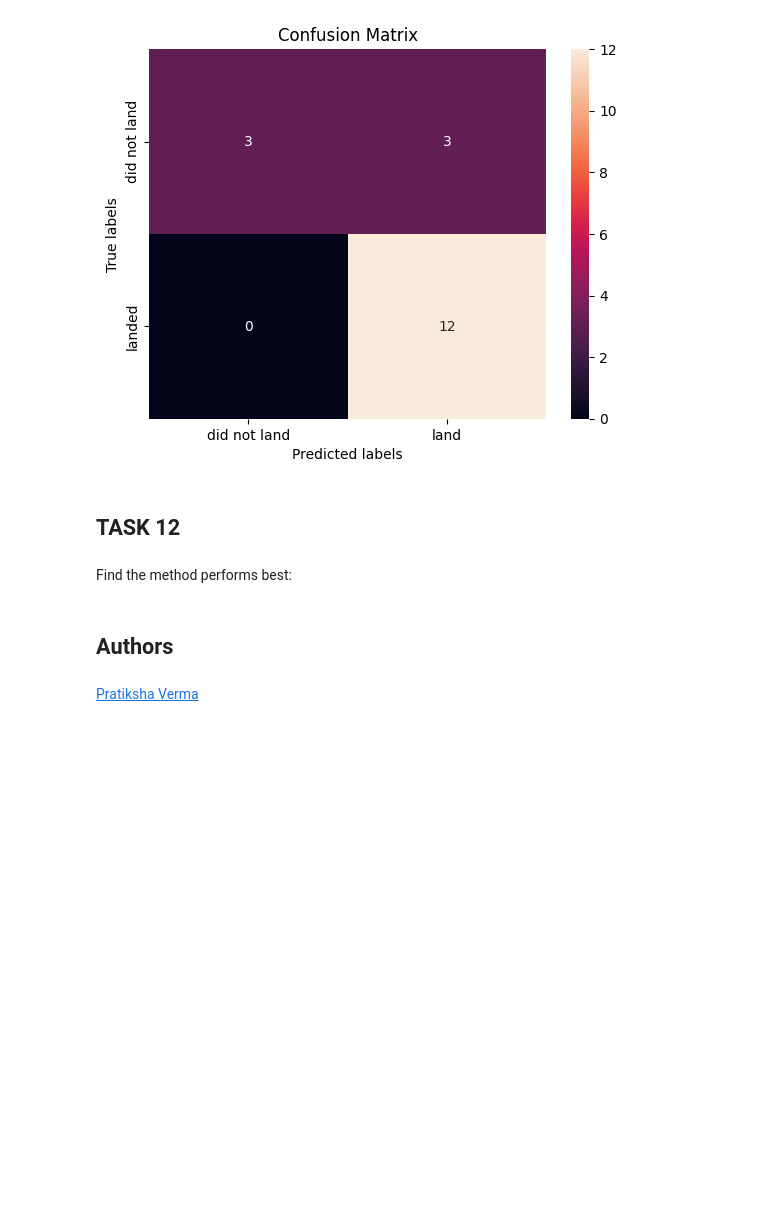
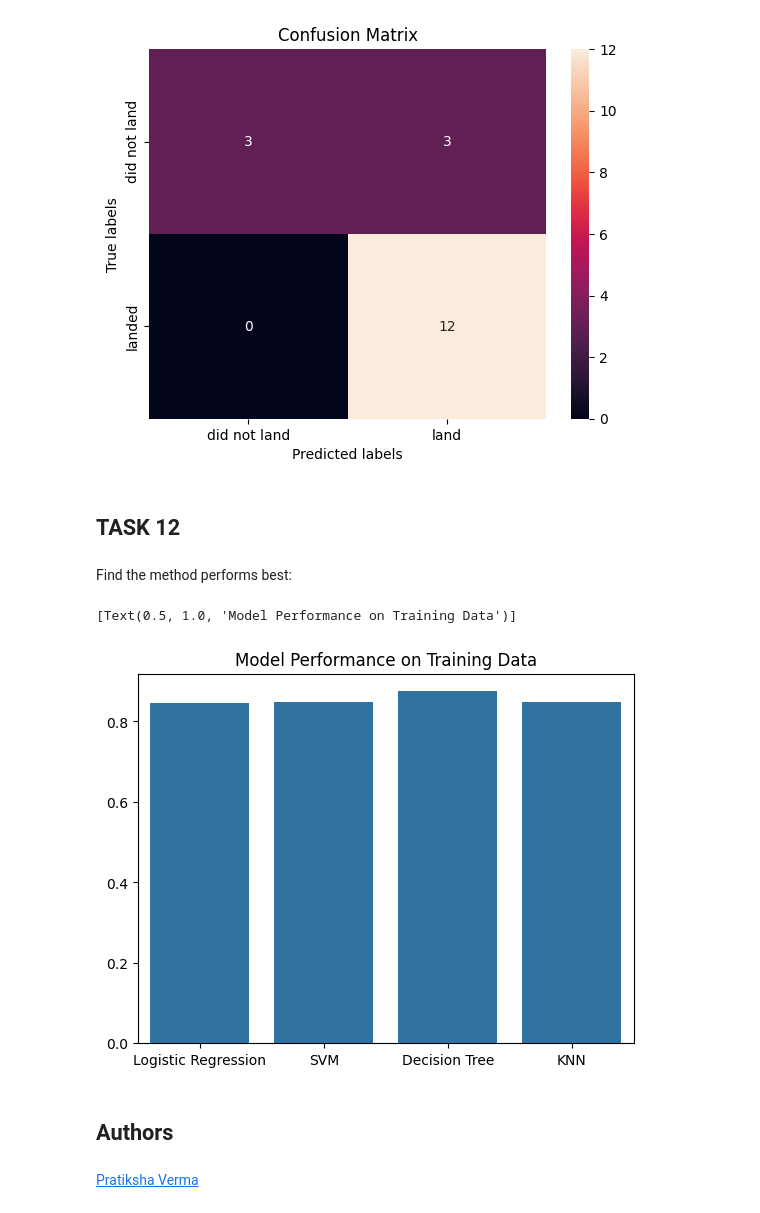
Before and after one commit to Chris-Allen-79/IBM-Data-Science-Capstone, a Jupyter notebook: SpaceX_Machine Learning Prediction_Part_5.ipynb, the cells around one changed output. Saved outputs shown, nothing was run; the diff lists cells and outputs as text; code cells hidden in the pictures; blank space fills up the shorter version.

```diff
--- a/SpaceX_Machine Learning Prediction_Part_5.ipynb
+++ b/SpaceX_Machine Learning Prediction_Part_5.ipynb
@@ -368,6 +354,12 @@ plot_confusion_matrix(Y_test,yhat)
 ## TASK  12
 # %% [markdown]
 Find the method performs best:
+# %%
+sns.barplot(x=['Logistic Regression', 'SVM', 'Decision Tree', 'KNN'],
+            y=[logreg_cv.best_score_, svm_cv.best_score_, tree_cv.best_score_, knn_cv.best_score_]).set(title='Model Performance on Training Data')
+# %% [output]
+[Text(0.5, 1.0, 'Model Performance on Training Data')]
+[figure, added]
 # %% [markdown]
 ## Authors
 # %% [markdown]
```
Also changed, not shown: parts of 3 cells of this notebook, 4 other files.
